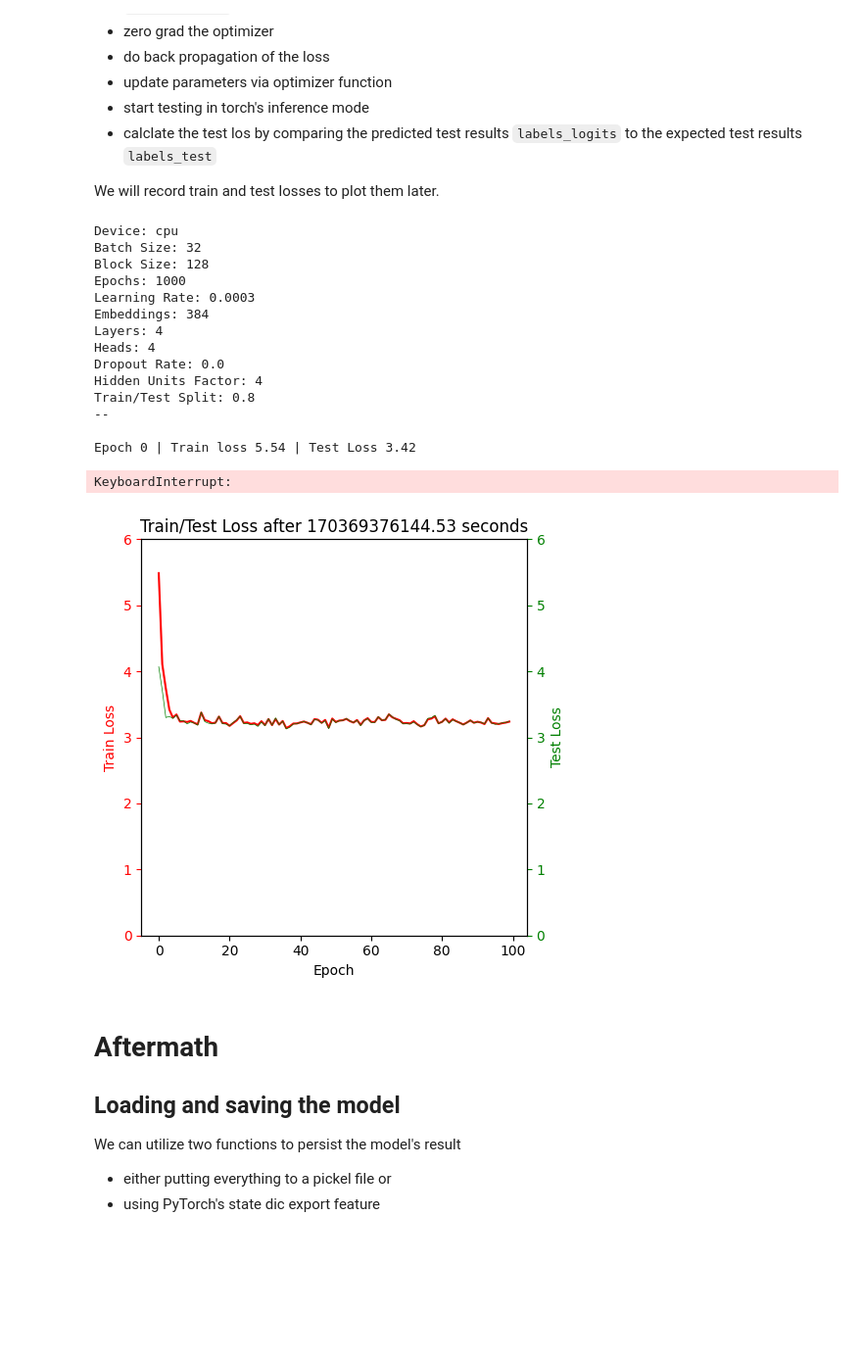
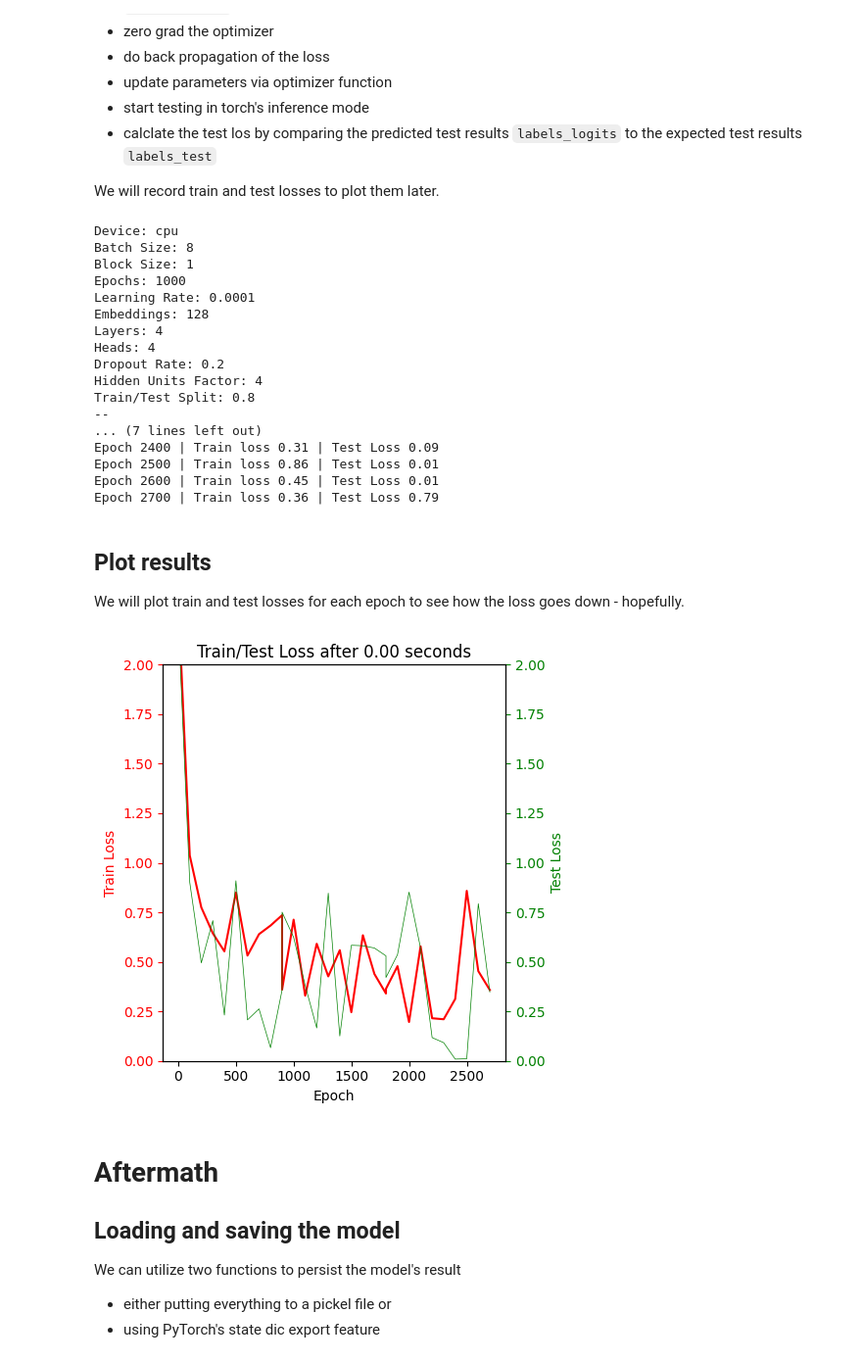
Before and after one commit to nickyreinert/basic-llm-with-pytorch, a Jupyter notebook: basic-llm.ipynb, the cells around one changed output. Shown: that part at 98% size. Cells and saved outputs as stored; diff of their text form; code cells hidden in the pictures; blank space fills up the shorter version.

```diff
--- a/basic-llm.ipynb
+++ b/basic-llm.ipynb
@@ -24,14 +24,14 @@ model_export = "model.pth"
 
 device = 'cuda' if torch.cuda.is_available() else 'cpu'
 
-batch_size = 32 # right now, the batch size does not really matter, needs to be improved
-block_size = 128 # length of context window
+batch_size = 8 # right now, the batch size does not really matter, needs to be improved
+block_size = 1 # length of context window
 epochs = 1000
-learning_rate = 0.0003
-num_embeddings = 384 # num_embeddings: embedding dimension,
+learning_rate = 0.0001
+num_embeddings = 128 # TODO: this is very misleading, it's the size of the embedding vector for each item
 num_layers = 4 # amount of blocks
 num_heads = 4 # amount of heads per blocks
-dropout_rate = 0.0 # how many nodes to drop per each epoch
+dropout_rate = 0.2 # how many nodes to drop per each epoch
 hidden_units_factor = 4 # how many hidden units for the sequential layer stack, using a factor here, multiplied with num_embeddings
 train_split = 0.8
 
@@ -334,7 +345,9 @@ print(f"Device: {device}\nBatch Size: {batch_size}\nBlock Size: {block_size}\nEp
 
 start = time.time()
 
-for epoch in range(epochs):
+start_epoch = 0 if len(losses['epoch']) == 0 else losses['epoch'][-1]
+
+for epoch in range(start_epoch, start_epoch + epochs):
 
     # TRAIN
     model.train()
@@ -377,46 +390,51 @@ for epoch in range(epochs):
       losses['epoch'].append(epoch)
       losses['loss_train'].append(loss_train.cpu().item())
       losses['loss_test'].append(loss_test.cpu().item())
-      losses['duration'] = losses['duration'] - time.time()
+      losses['duration'] += (time.time() - start)
 # %% [output]
 Device: cpu
-Batch Size: 32
-Block Size: 128
+Batch Size: 8
+Block Size: 1
 Epochs: 1000
-Learning Rate: 0.0003
-Embeddings: 384
+Learning Rate: 0.0001
+Embeddings: 128
 Layers: 4
 Heads: 4
-Dropout Rate: 0.0
+Dropout Rate: 0.2
 Hidden Units Factor: 4
 Train/Test Split: 0.8
 --
-
-Epoch 0 | Train loss 5.54 | Test Loss 3.42
+... (7 lines left out)
+Epoch 2400 | Train loss 0.31 | Test Loss 0.09
+Epoch 2500 | Train loss 0.86 | Test Loss 0.01
+Epoch 2600 | Train loss 0.45 | Test Loss 0.01
+Epoch 2700 | Train loss 0.36 | Test Loss 0.79
-KeyboardInterrupt:
+# %% [markdown]
+## Plot results
+We will plot train and test losses for each epoch to see how the loss goes down - hopefully.
 # %%
 fig, ax1 = plt.subplots(figsize=(5, 5))
 fontsize = 10
 line_width = 0.5
 y_axis_limit = int(max(losses['loss_train'] + losses['loss_test']) * 1.25)
 
 ax1.plot(losses['epoch'], losses['loss_train'], color='red', label='Train Loss', linewidth=line_width + 1)
 ax1.set_xlabel('Epoch', fontsize=fontsize)
 ax1.set_ylabel('Train Loss', color='red', fontsize=fontsize)
 ax1.tick_params('y', colors='red', labelsize=fontsize)
 ax1.set_ylim(0, y_axis_limit)
 
 ax2 = ax1.twinx()
 ax2.plot(losses['epoch'], losses['loss_test'], color='green', label='Test Loss', linewidth=line_width)
 ax2.set_ylabel('Test Loss', color='green', fontsize=fontsize)
 ax2.tick_params('y', colors='green', labelsize=fontsize)
 ax2.set_ylim(0, y_axis_limit)
 
-plt.title(f'Train/Test Loss after {losses["duration"]:.2f} seconds')
+plt.title(f'Train/Test Loss after {(losses["duration"] // 1000):.2f} seconds')
 fig.tight_layout()
 plt.show()
 # %% [output]
-[figure, old version]
+[figure, new version]
 # %% [markdown]
 # Aftermath
 ## Loading and saving the model
```
Also changed, not shown: parts of 7 cells of this notebook, 1 other file.
